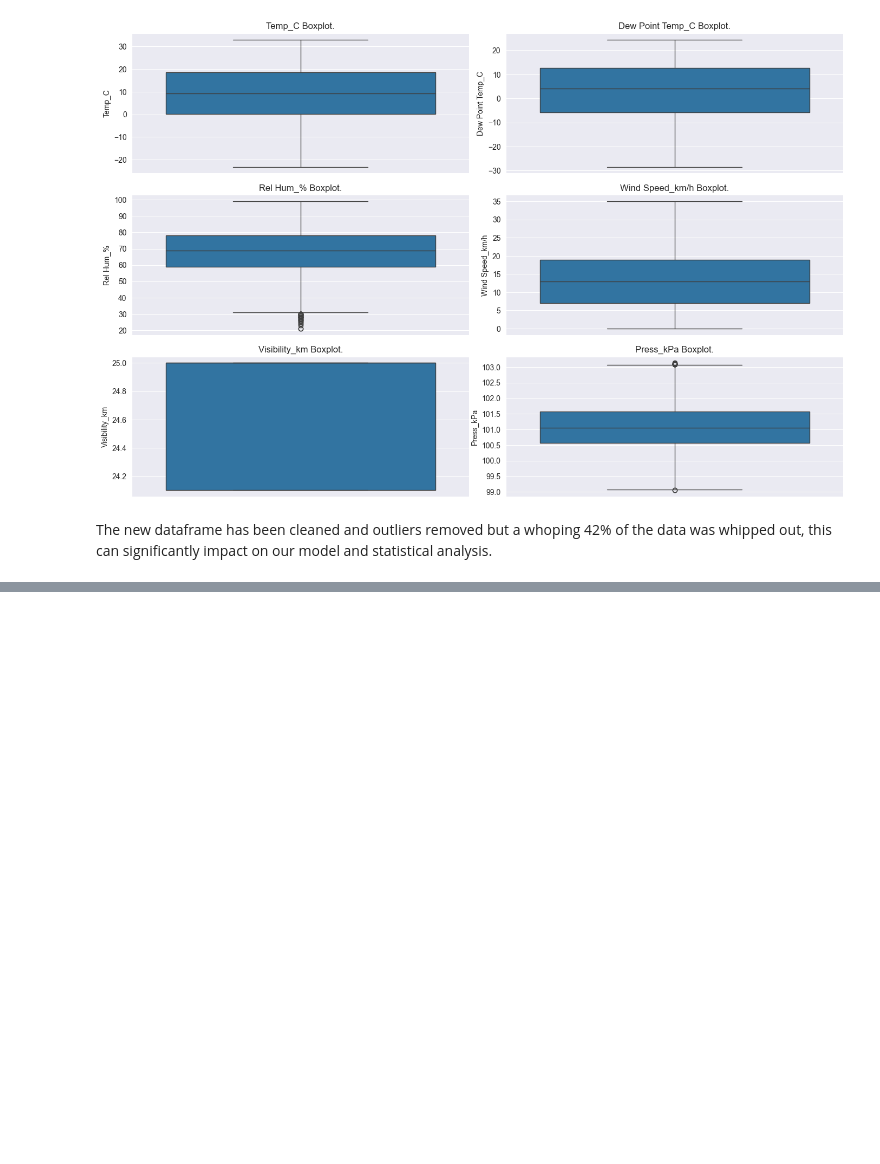
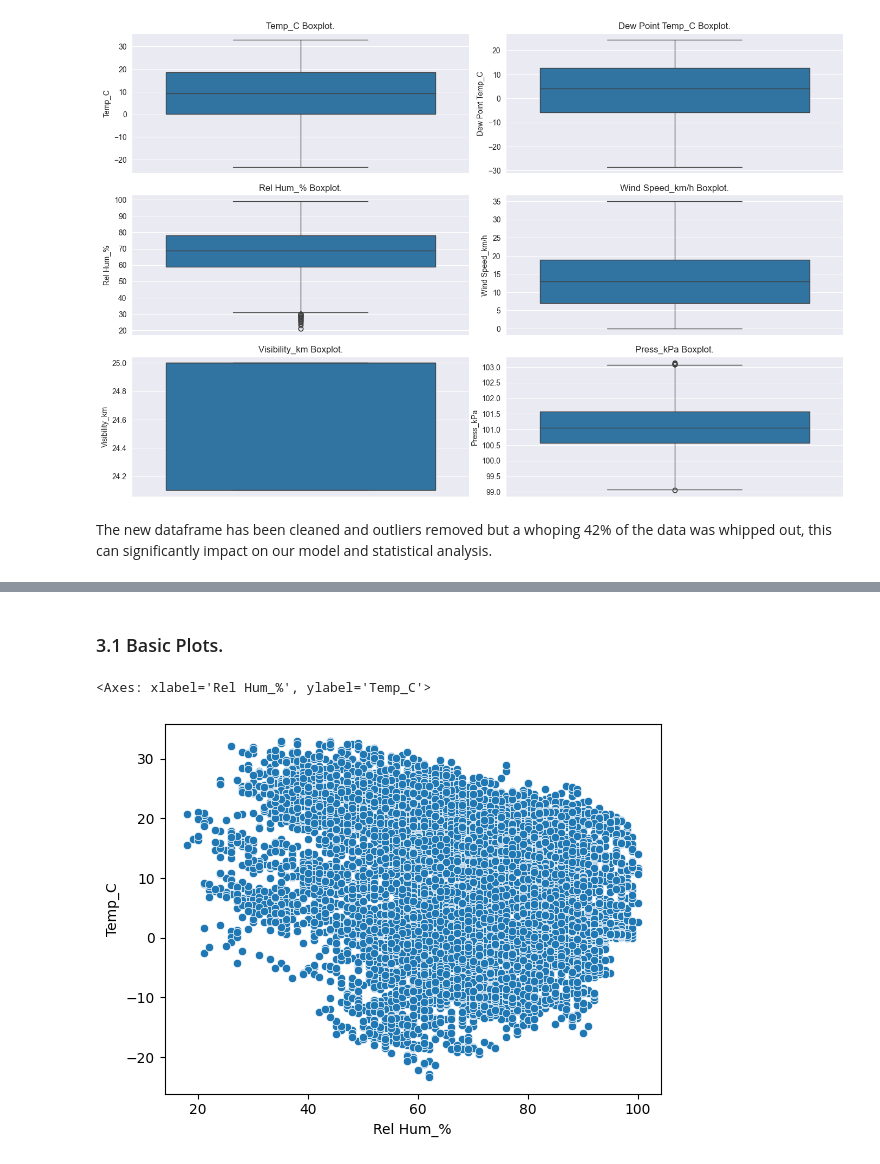
Before and after one commit to kechcole/LUX_DEV_PROGRAM, a Jupyter notebook: Assignments/Scripts_Wk_2/Python.ipynb, the cells around one changed output, grey strips where cells are left out. Drawn from its saved outputs; the diff is of its cells as text; code cells hidden in the pictures; blank space fills up the shorter version.

Commit message:
Data Visualisation

```diff
--- a/Assignments/Scripts_Wk_2/Python.ipynb
+++ b/Assignments/Scripts_Wk_2/Python.ipynb
@@ -455,0 +458,10 @@ The new dataframe has been cleaned and outliers removed but a whoping 42% of the
+# %% [markdown]
+### 3.1 Basic Plots.
+# %%
+# Plot a scatterplot of humidity and temprature
+
+# plotting
+sns.scatterplot(x="Rel Hum_%", y="Temp_C", data=data)
+# %% [output]
+<Axes: xlabel='Rel Hum_%', ylabel='Temp_C'>
+[figure, added]
```
Also changed, not shown: parts of 13 cells of this notebook.
